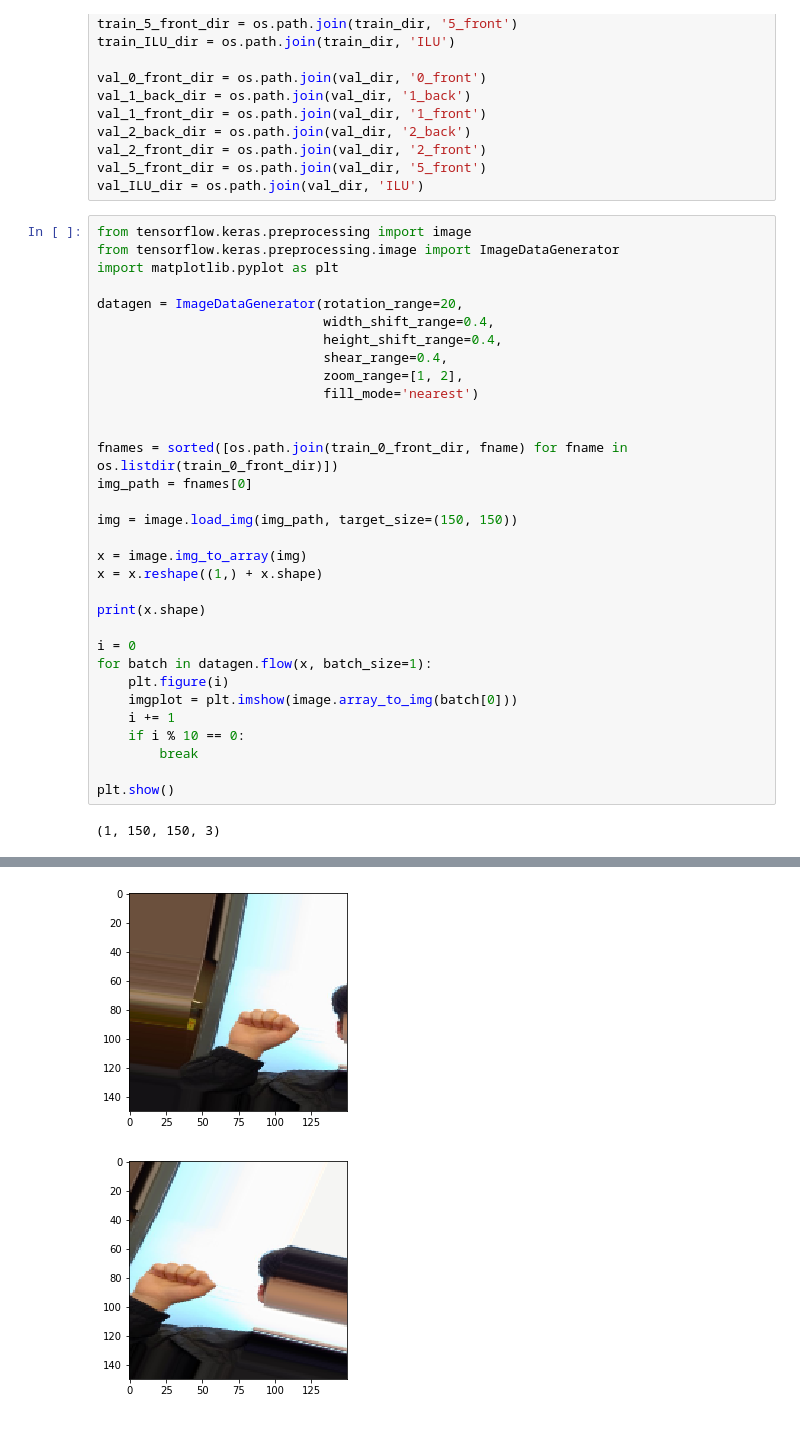
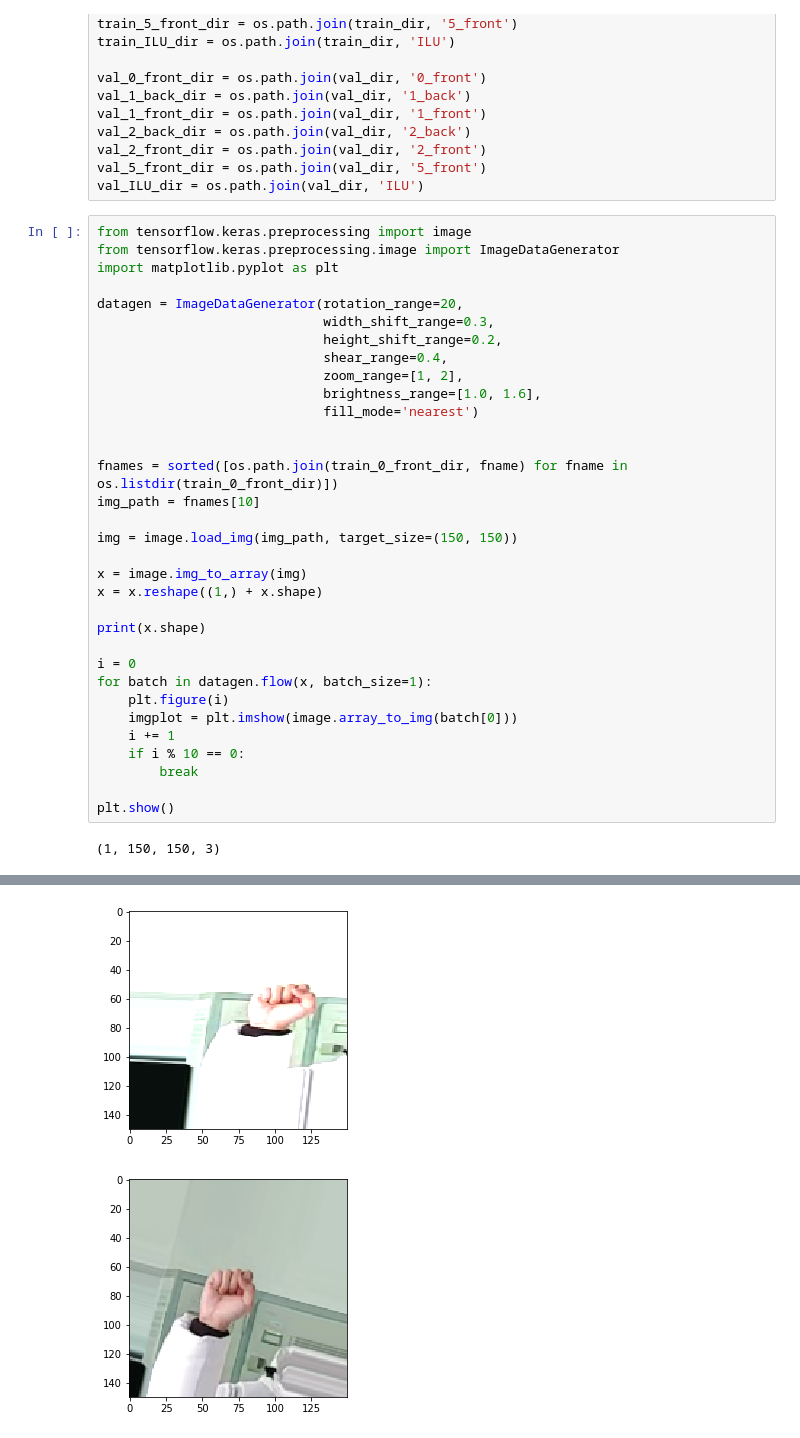
Before and after one commit to younnggsuk/ArtificialIntelligenceAirConditioner, a Jupyter notebook: HandSignRecognition/training/show_augmentation_result.ipynb, the cells around one changed output, grey strips where cells are left out. Drawn from its saved outputs; the diff is of its cells as text.

```diff
--- a/HandSignRecognition/training/show_augmentation_result.ipynb
+++ b/HandSignRecognition/training/show_augmentation_result.ipynb
@@ -31,15 +31,16 @@ from tensorflow.keras.preprocessing.image import ImageDataGenerator
 import matplotlib.pyplot as plt
 
 datagen = ImageDataGenerator(rotation_range=20,
-                             width_shift_range=0.4,
-                             height_shift_range=0.4,
+                             width_shift_range=0.3,
+                             height_shift_range=0.2,
                              shear_range=0.4,
                              zoom_range=[1, 2],
+                             brightness_range=[1.0, 1.6],
                              fill_mode='nearest')
 
 
 fnames = sorted([os.path.join(train_0_front_dir, fname) for fname in os.listdir(train_0_front_dir)])
-img_path = fnames[0]
+img_path = fnames[10]
 
 img = image.load_img(img_path, target_size=(150, 150))
 
@@ -63,2 +64,2 @@ plt.show()
-[figure, old version]
+[figure, new version]
-[figure, old version]
+[figure, new version]
```
Also changed, not shown: parts of 1 cell of this notebook.
